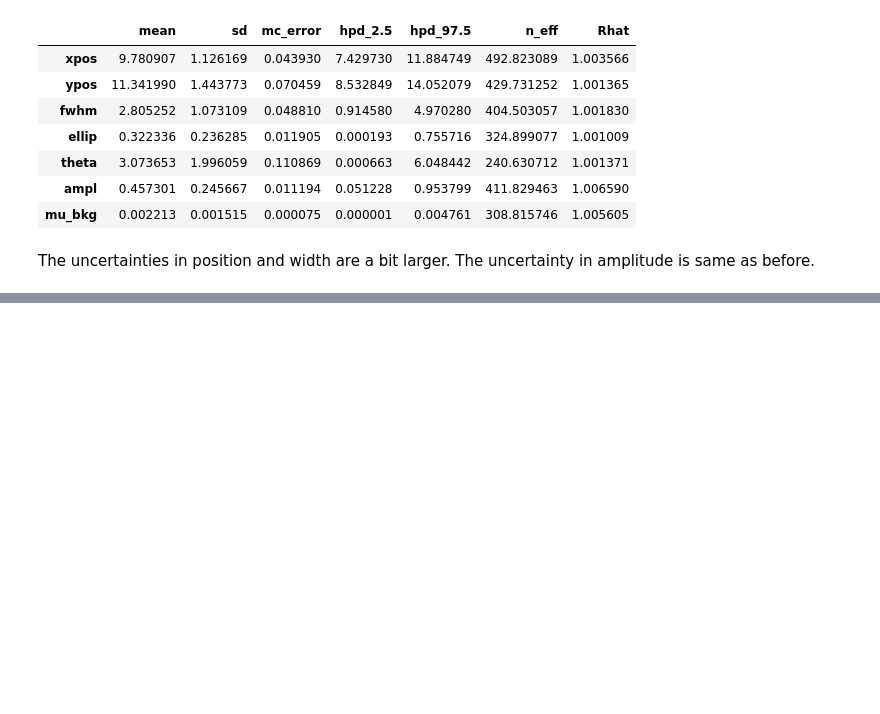
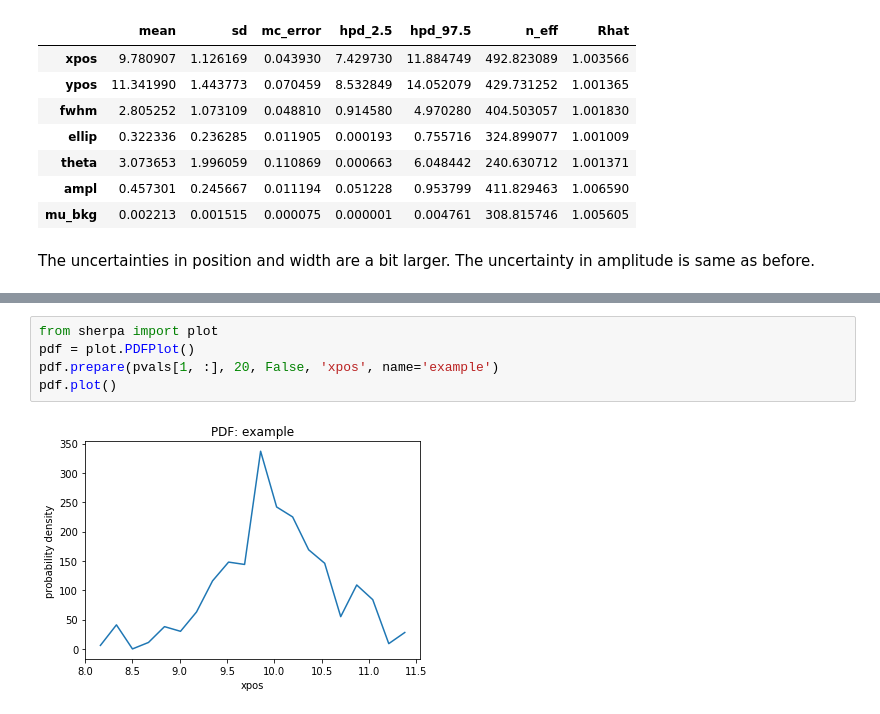
Before and after one commit to juramaga/sherpa_fitting, a Jupyter notebook: test_convolution_failed_MLE.ipynb, the cells around one changed output, grey strips where cells are left out. Saved outputs shown, nothing was run; the diff lists cells and outputs as text; blank space fills up the shorter version.

```diff
--- a/test_convolution_failed_MLE.ipynb
+++ b/test_convolution_failed_MLE.ipynb
@@ -483,0 +592,7 @@ The uncertainties in position and width are a bit larger. The uncertainty in amp
+# %%
+from sherpa import plot
+pdf = plot.PDFPlot()
+pdf.prepare(pvals[1, :], 20, False, 'xpos', name='example')
+pdf.plot()
+# %% [output]
+[figure, added]
```
Also changed, not shown: parts of 14 cells of this notebook.
